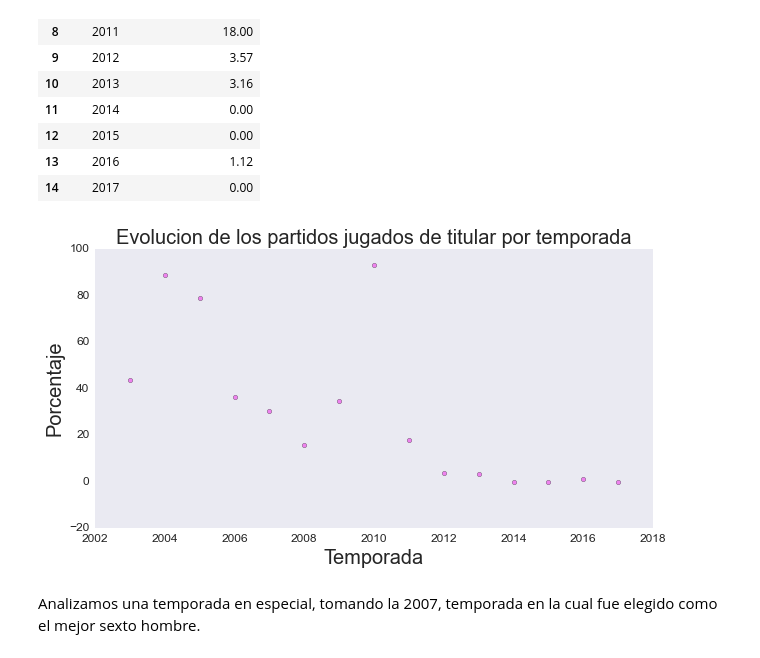
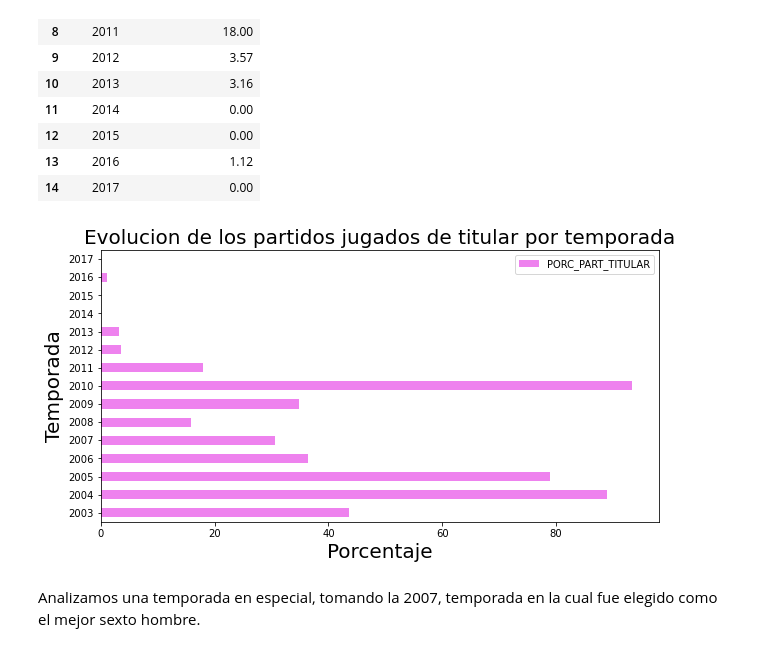
Before and after one commit to Tinchoalison/Analisis-Manu-Ginobili, a Jupyter notebook: Proyecto.ipynb, the cells around one changed output. Cells and saved outputs as stored; diff of their text form; code cells hidden in the pictures.

```diff
--- a/Proyecto.ipynb
+++ b/Proyecto.ipynb
@@ -1100,13 +1115,13 @@ pregunta3a
 # %%
 pregunta3a = df.groupby(["SEASON"])["PORC_PART_TITULAR"].sum()
 pregunta3a = pregunta3a.to_frame().reset_index()
-pregunta3a = pregunta3a.plot(kind='scatter', x='SEASON', y ='PORC_PART_TITULAR', color='violet',figsize=(10,5))
+pregunta3a = pregunta3a.plot.barh(x='SEASON', y ='PORC_PART_TITULAR', color='violet',figsize=(10,5))
 plt.title("Evolucion de los partidos jugados de titular por temporada", fontdict = {'fontsize':20})
-plt.ticklabel_format(useOffset = False)
-plt.xlabel("Temporada", fontdict = {'fontsize':20})
-plt.ylabel("Porcentaje", fontdict = {'fontsize':20});
+#plt.ticklabel_format(useOffset = False)
+plt.xlabel("Porcentaje", fontdict = {'fontsize':20})
+plt.ylabel("Temporada", fontdict = {'fontsize':20});
 # %% [output]
-[figure, old version]
+[figure, new version]
 # %% [markdown]
 Analizamos una temporada en especial, tomando la 2007, temporada en la cual fue elegido como el mejor sexto hombre.
 # %%
```
Also changed, not shown: parts of 41 cells of this notebook.
